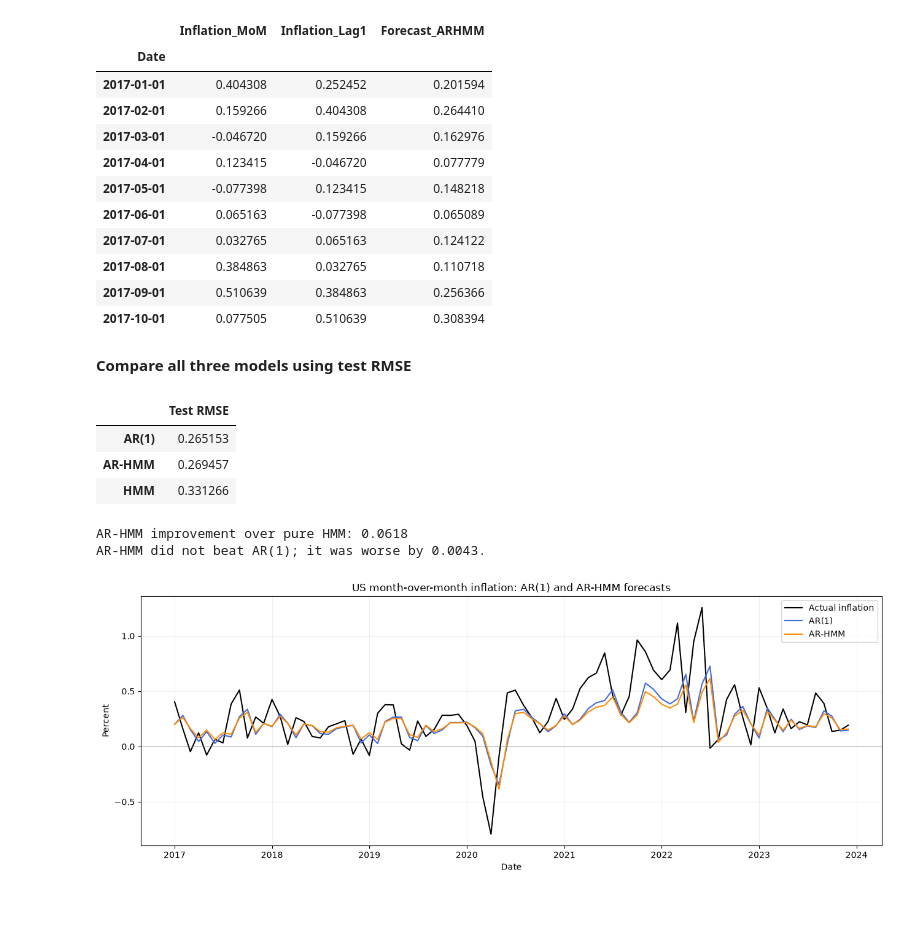
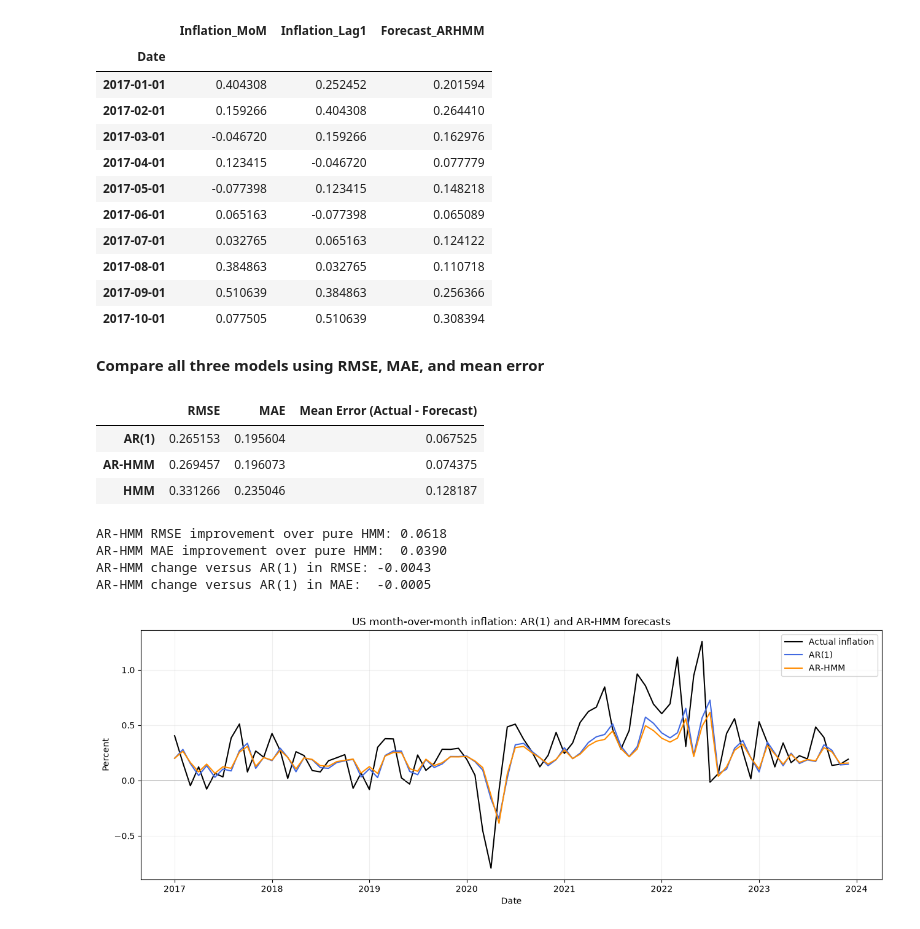
Before and after one commit to zahra-ynp/Thesis, a Jupyter notebook: modelling/notebooks/learning/05_AR_HMM.ipynb, the cells around one changed output. Drawn from its saved outputs; the diff is of its cells as text; code cells hidden in the pictures.

Commit message:
Added MAE and Mean Error alongside RMSE for evaluation metric

```diff
--- a/modelling/notebooks/learning/05_AR_HMM.ipynb
+++ b/modelling/notebooks/learning/05_AR_HMM.ipynb
@@ -258,37 +258,46 @@ test[[
 | 2017-09-01 | 0.510639 | 0.384863 | 0.256366 |
 | 2017-10-01 | 0.077505 | 0.510639 | 0.308394 |
 # %% [markdown]
-**Compare all three models using test RMSE**
+**Compare all three models using RMSE, MAE, and mean error**
-# %%
-ar1_rmse = np.sqrt(np.mean(
-    (test['Inflation_MoM'] - test['Forecast_AR1']) ** 2
-))
-hmm_rmse = np.sqrt(np.mean(
-    (test['Inflation_MoM'] - test['Forecast_HMM']) ** 2
-))
-arhmm_rmse = np.sqrt(np.mean(
-    (test['Inflation_MoM'] - test['Forecast_ARHMM']) ** 2
-))
-
-rmse_comparison = pd.DataFrame({
-    'Test RMSE': [ar1_rmse, hmm_rmse, arhmm_rmse]
-}, index=['AR(1)', 'HMM', 'AR-HMM'])
-rmse_comparison.sort_values('Test RMSE')
-# %% [output]
-|  | Test RMSE |
-| AR(1) | 0.265153 |
-| AR-HMM | 0.269457 |
-| HMM | 0.331266 |
+# %%
+ar1_errors = test['Inflation_MoM'] - test['Forecast_AR1']
+hmm_errors = test['Inflation_MoM'] - test['Forecast_HMM']
+arhmm_errors = test['Inflation_MoM'] - test['Forecast_ARHMM']
+
+ar1_rmse = np.sqrt(np.mean(ar1_errors ** 2))
+hmm_rmse = np.sqrt(np.mean(hmm_errors ** 2))
+arhmm_rmse = np.sqrt(np.mean(arhmm_errors ** 2))
+ar1_mae = np.mean(np.abs(ar1_errors))
+hmm_mae = np.mean(np.abs(hmm_errors))
+arhmm_mae = np.mean(np.abs(arhmm_errors))
+ar1_mean_error = np.mean(ar1_errors)
+hmm_mean_error = np.mean(hmm_errors)
+arhmm_mean_error = np.mean(arhmm_errors)
+
+metric_comparison = pd.DataFrame({
+    'RMSE': [ar1_rmse, hmm_rmse, arhmm_rmse],
+    'MAE': [ar1_mae, hmm_mae, arhmm_mae],
+    'Mean Error (Actual - Forecast)': [
+        ar1_mean_error, hmm_mean_error, arhmm_mean_error
+    ],
+}, index=['AR(1)', 'HMM', 'AR-HMM'])
+metric_comparison.sort_values('RMSE')
+# %% [output]
+|  | RMSE | MAE | Mean Error (Actual - Forecast) |
+| AR(1) | 0.265153 | 0.195604 | 0.067525 |
+| AR-HMM | 0.269457 | 0.196073 | 0.074375 |
+| HMM | 0.331266 | 0.235046 | 0.128187 |
 # %%
-print(f'AR-HMM improvement over pure HMM: {hmm_rmse - arhmm_rmse:.4f}')
+print(f'AR-HMM RMSE improvement over pure HMM: {hmm_rmse - arhmm_rmse:.4f}')
+print(f'AR-HMM MAE improvement over pure HMM:  {hmm_mae - arhmm_mae:.4f}')
 
-if arhmm_rmse < ar1_rmse:
-    print(f'AR-HMM improved over AR(1) by {ar1_rmse - arhmm_rmse:.4f}.')
-else:
-    print(f'AR-HMM did not beat AR(1); it was worse by {arhmm_rmse - ar1_rmse:.4f}.')
+print(f'AR-HMM change versus AR(1) in RMSE: {ar1_rmse - arhmm_rmse:.4f}')
+print(f'AR-HMM change versus AR(1) in MAE:  {ar1_mae - arhmm_mae:.4f}')
 # %% [output]
-AR-HMM improvement over pure HMM: 0.0618
-AR-HMM did not beat AR(1); it was worse by 0.0043.
+AR-HMM RMSE improvement over pure HMM: 0.0618
+AR-HMM MAE improvement over pure HMM:  0.0390
+AR-HMM change versus AR(1) in RMSE: -0.0043
+AR-HMM change versus AR(1) in MAE:  -0.0005
 # %%
 plt.figure(figsize=(13, 5))
 plt.plot(test.index, test['Inflation_MoM'], label='Actual inflation', color='black')
```
Also changed, not shown: 4 other files.
